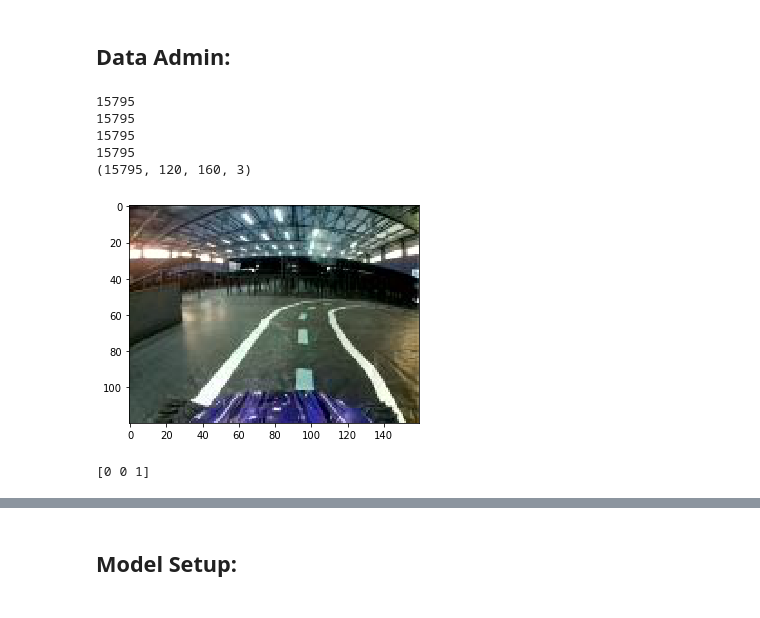
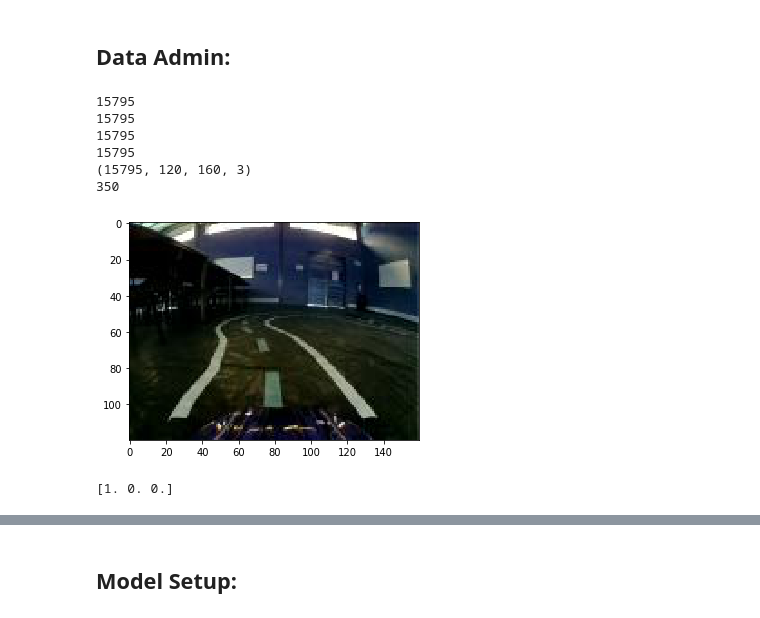
Before and after one commit to brontisaur/CounterpointDonkey, a Jupyter notebook: Categorical Model.ipynb, the cells around one changed output, grey strips where cells are left out. Cells and saved outputs as stored; diff of their text form; code cells hidden in the pictures.

```diff
--- a/Categorical Model.ipynb
+++ b/Categorical Model.ipynb
@@ -8,6 +8,7 @@ import natsort
 import numpy as np
 import cv2
 import json
+from random import randrange
 
 import matplotlib.pyplot as plt
 
@@ -21,6 +22,8 @@ im_list = []
 rec_list = []
 
 for file in os.listdir(path):
+    #image = tf.image.decode_jpeg(file)
+    #image = tf.cast(file, tf.float32)
     if 'cam' in file:
         im_list.append(file)
     elif 'record' in file:
@@ -34,43 +37,46 @@ im_list.sort(key=lambda f: int(''.join(filter(str.isdigit, f))))
 rec_list.sort(key=lambda f: int(''.join(filter(str.isdigit, f))))
 
 #reading in array of images:
-x_images = np.zeros((len(rec_list), 120, 160, 3), dtype = np.uint8)
+x_images = np.zeros((len(rec_list), 120, 160, 3), dtype = np.float32)
+randomImage = 350# = randrange(len(x_images))
 for i in range(len(im_list)):
     filename = im_list[i]
-    x_images[i,:,:,:] = cv2.imread(path+filename)
+    x_images[i,:,:,:] = tf.cast(cv2.imread(path+filename), tf.float32)
 
 #loop over labels and create a list of left/right/straight based on a degree threshold (one-hot encoding?)
 json_data = {}
-y_labels = np.zeros((len(rec_list),3), dtype=np.uint8) #setup label array for one-hot encoded left, right and straight
+y_labels = np.zeros((len(rec_list),3), dtype=np.float32) #setup label array for one-hot encoded left, right and straight
 for i in range(len(rec_list)):
     filename = rec_list[i]
     with open(path+filename) as fp:
         json_data = json.load(fp)
         orient = json_data['user/angle']
         orient = float(orient)
         if orient > 0.05:
             y_labels[i] = [0,0,1] #right
 
         elif orient < -0.05:
             y_labels[i] = [1,0,0] #left
 
         else:
             y_labels[i] = [0,1,0] #straight
 
 print(len(x_images))
 print(len(y_labels))
 print(x_images.shape)
-plt.imshow(x_images[1000])
+print(randomImage)
+plt.imshow(x_images[randomImage].astype('uint8'))
 plt.show()
-print(y_labels[1000])
+print(y_labels[randomImage])
 # %% [output]
 15795
 15795
 15795
 15795
 (15795, 120, 160, 3)
+350
-[figure, old version]
+[figure, new version]
-[0 0 1]
+[1. 0. 0.]
 # %%
 #training and validation split:
 
```
Also changed, not shown: parts of 4 cells of this notebook, 1 other file.
